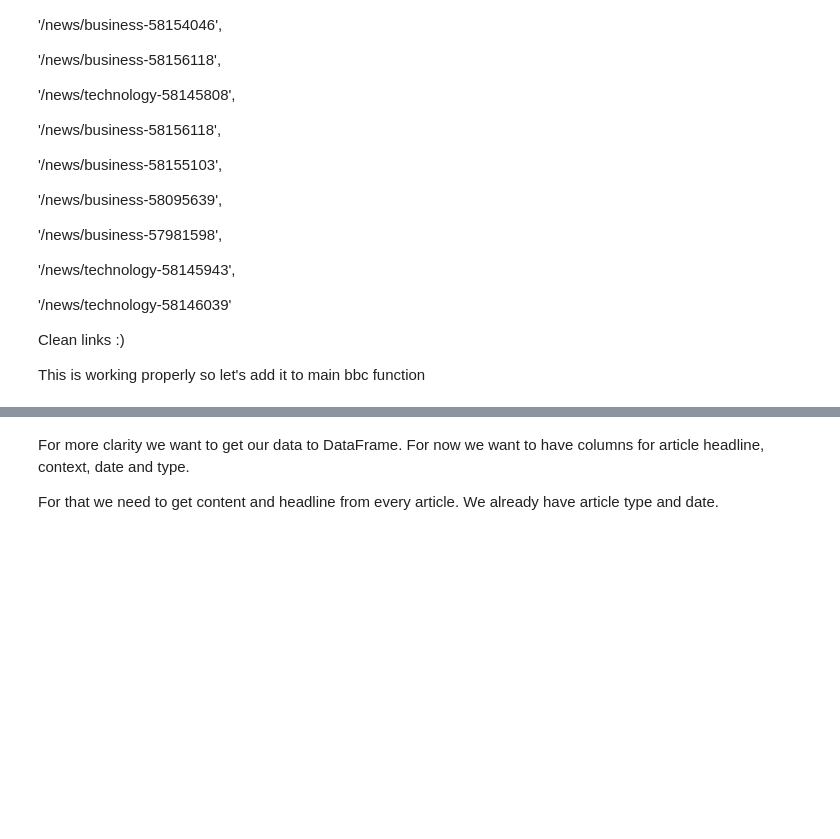
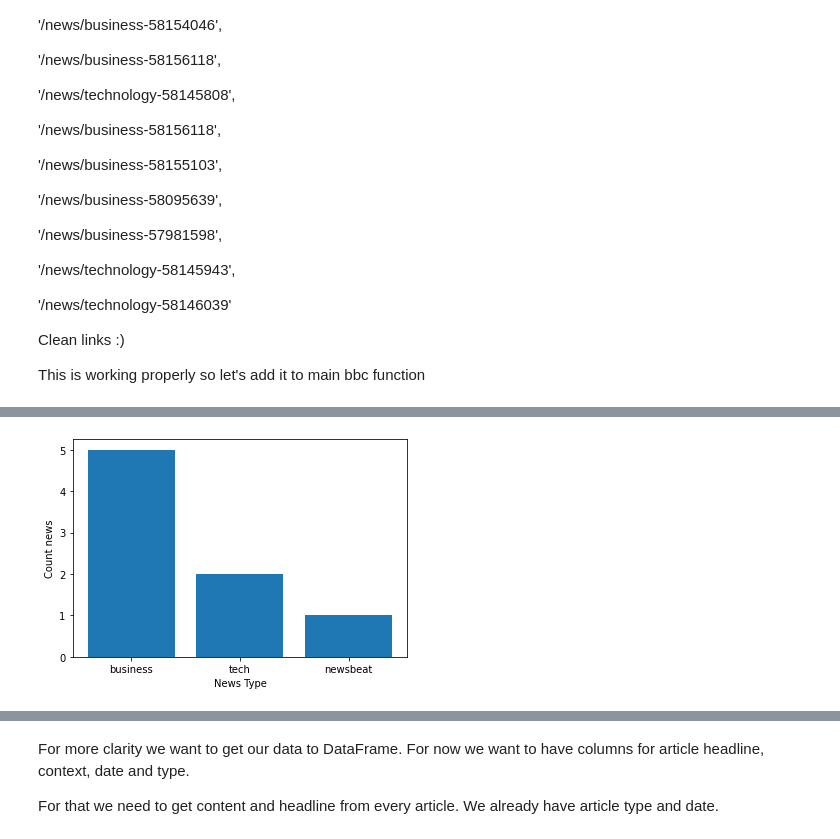
Before and after one commit to petardmnv/News-Analysis, a Jupyter notebook: NewsAnalisys.ipynb, the cells around one changed output, grey strips where cells are left out. Cells and saved outputs as stored; diff of their text form; code cells hidden in the pictures; blank space fills up the shorter version.

```diff
--- a/NewsAnalisys.ipynb
+++ b/NewsAnalisys.ipynb
@@ -249,4 +250,4 @@ def extract_bbc_links(link):
 # %%
-extracted_bbc_links = extract_bbc_links(bbc_link)
+extracted_bbc_links = extract_bbc_links(bbc_link, domain="https://www.bbc.com")
 extracted_bbc_links
 # %% [output]
@@ -263,3 +261,0 @@ extracted_bbc_links
-# %%
-for l in extracted_bbc_links:
-    print('https://www.bbc.com' + l)
@@ -290,0 +262,11 @@ Remove usless links using regex. Usless link - news/business-58156118/**#comp-co
+# %%
+def get_bbc_news_type(links):
+    news_type = []
+    for l in links:
+        page = get_page_content(l)
+        soup = create_soup(page)
+        news_type.append(soup.find('span', {'class': "ssrcss-1gr85n1-LinkTextContainer eis6szr1"}).text.lower())
+    return news_type
+# %%
+bbc_news_types = get_bbc_news_type(extracted_bbc_links)
+bbc_news_types
@@ -290,0 +282,5 @@ Remove usless links using regex. Usless link - news/business-58156118/**#comp-co
+# %%
+news_types_frequency = nltk.FreqDist(bbc_news_types)
+plot_types_of_news(news_types_frequency)
+# %% [output]
+[figure, added]
```
Also changed, not shown: parts of 34 cells of this notebook, 1 other file.
